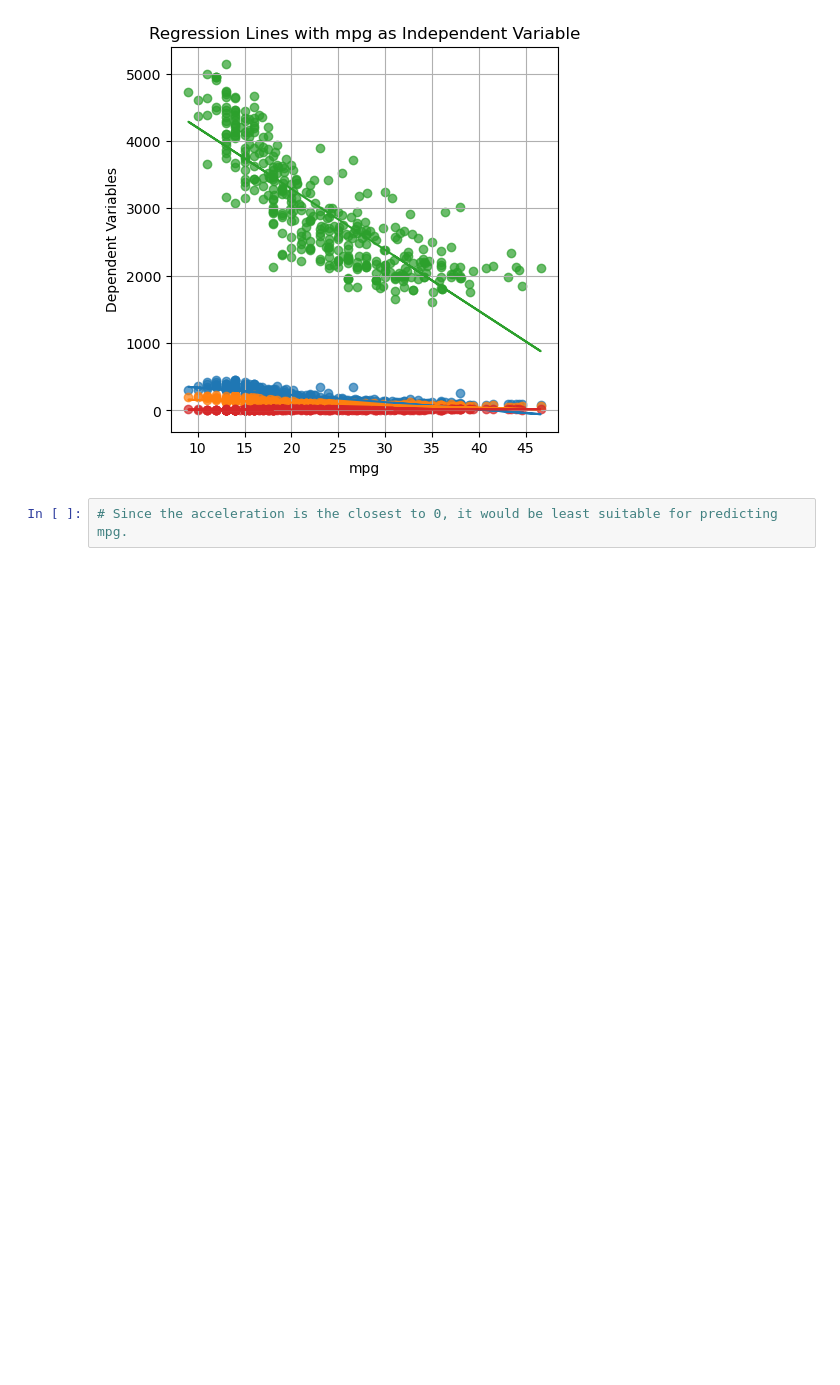
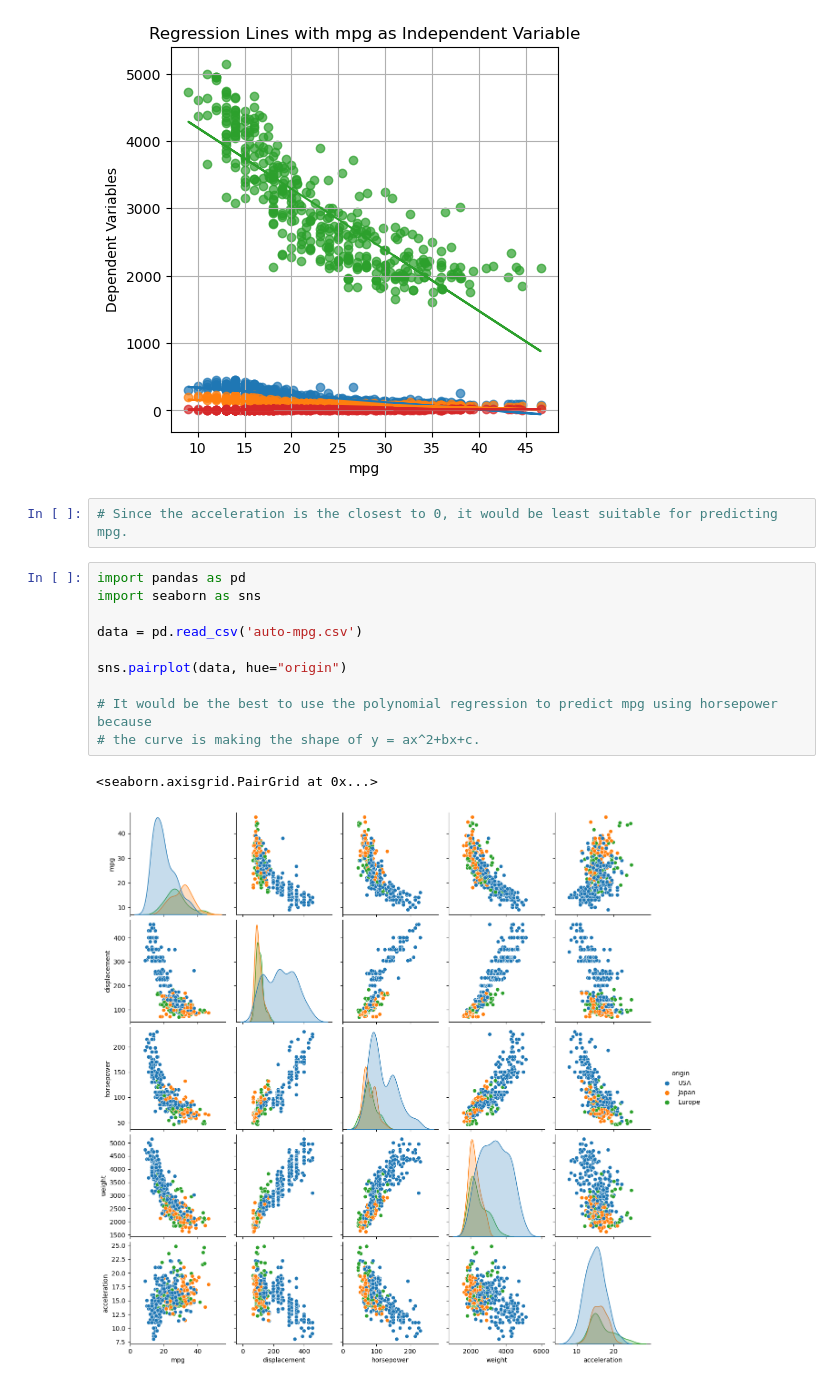
Before and after one commit to tkmnbr/ECS171, a Jupyter notebook: hw1/homework1.ipynb, the cells around one changed output. Saved outputs shown, nothing was run; the diff lists cells and outputs as text; blank space fills up the shorter version.

```diff
--- a/hw1/homework1.ipynb
+++ b/hw1/homework1.ipynb
@@ -53,3 +53,16 @@ plt.show()
 [figure]
 # %%
 # Since the acceleration is the closest to 0, it would be least suitable for predicting mpg.
+# %%
+import pandas as pd
+import seaborn as sns
+
+data = pd.read_csv('auto-mpg.csv')
+
+sns.pairplot(data, hue="origin")
+
+# It would be the best to use the polynomial regression to predict mpg using horsepower because
+# the curve is making the shape of y = ax^2+bx+c.
+# %% [output]
+<seaborn.axisgrid.PairGrid at 0x...>
+[figure, added]
```
